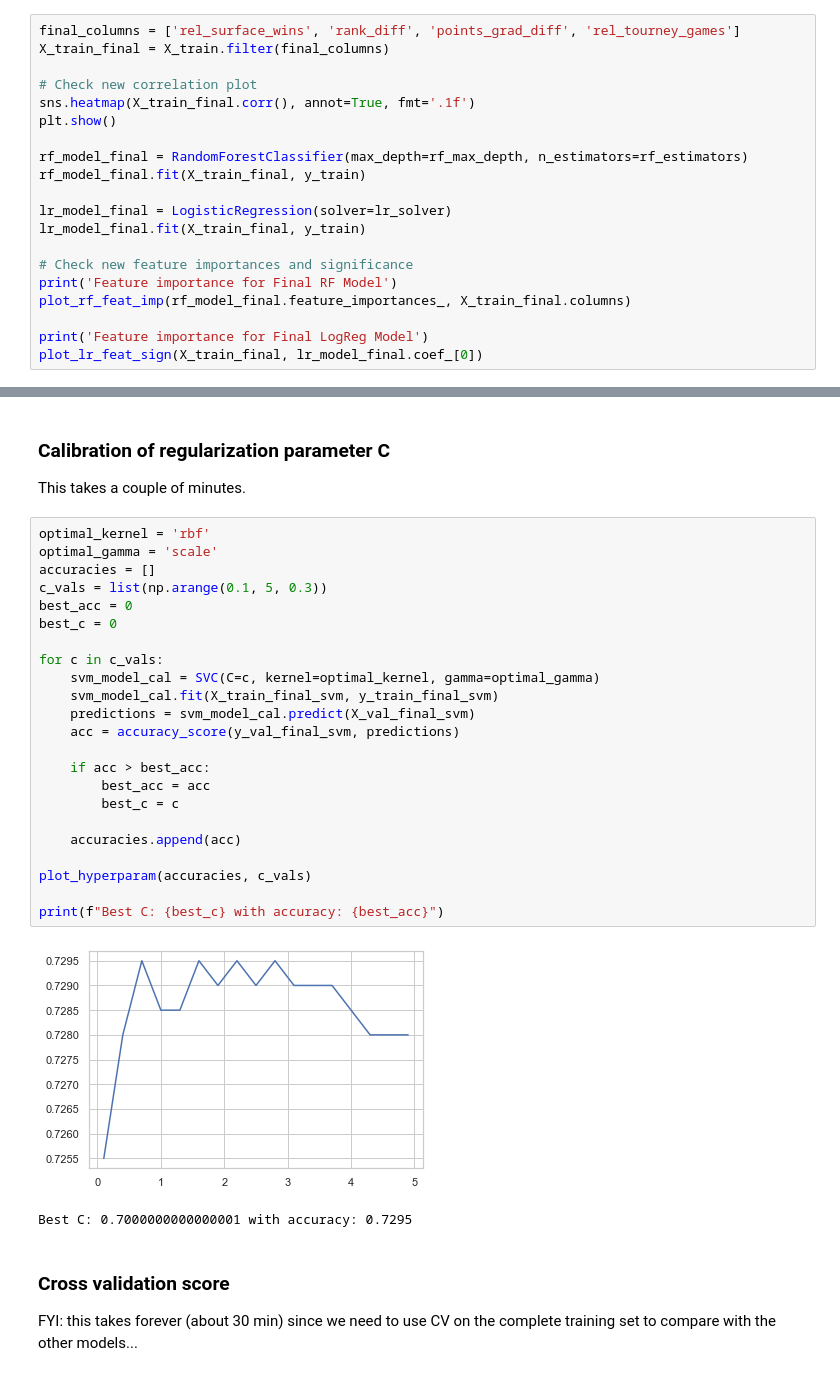
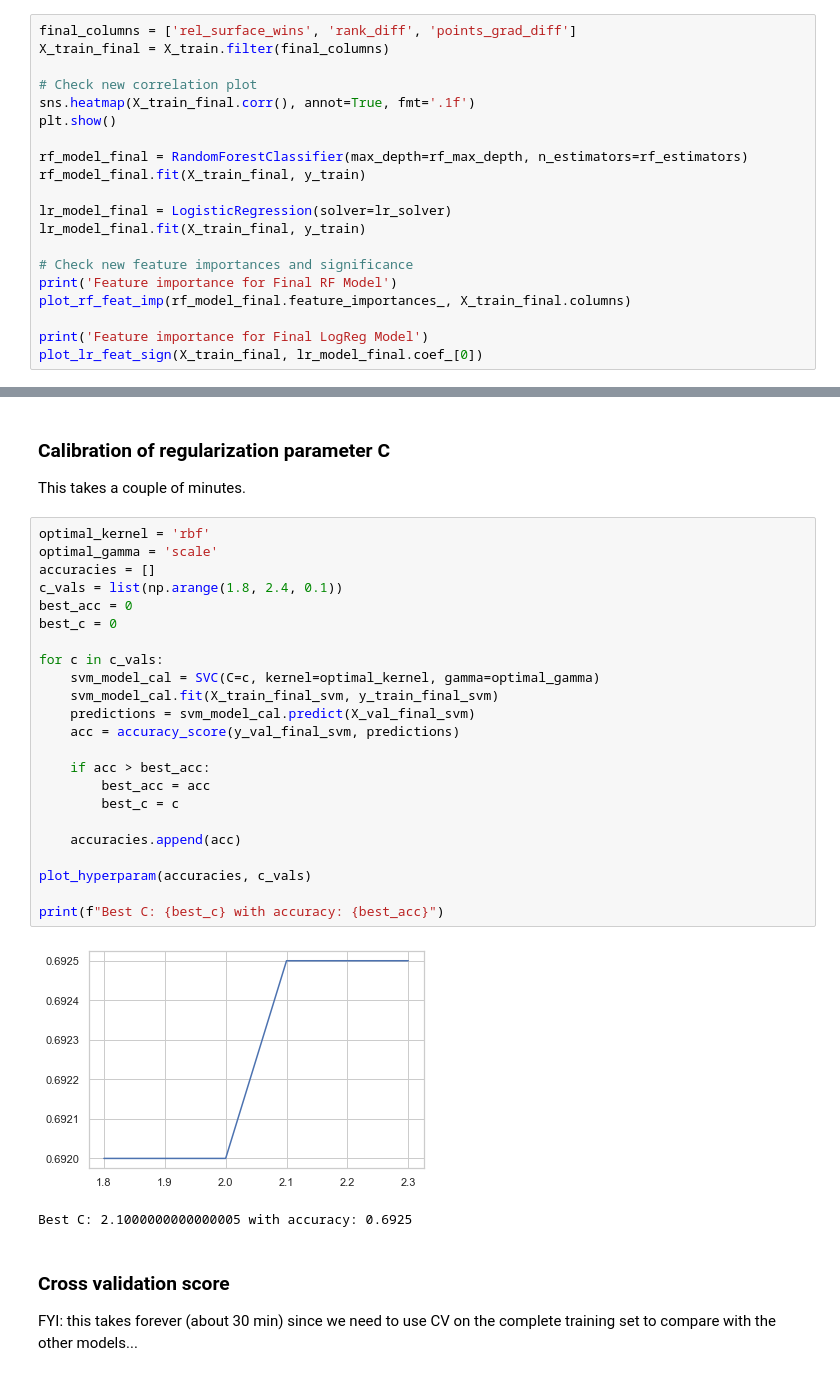
Before and after one commit to jost95/atp-tennis-predictions, a Jupyter notebook: eval_select_test.ipynb, the cells around one changed output, grey strips where cells are left out. Drawn from its saved outputs; the diff is of its cells as text.

```diff
--- a/eval_select_test.ipynb
+++ b/eval_select_test.ipynb
@@ -219,7 +219,7 @@ plot_lr_feat_sign(X_train, lr_model.coef_[0])
 
 Keep the most significant features but remove any the highly correlated features that are less significant: rel_total_wins, rel_climate_wins.
 # %%
-final_columns = ['rel_surface_wins', 'rank_diff', 'points_grad_diff', 'rel_tourney_games']
+final_columns = ['rel_surface_wins', 'rank_diff', 'points_grad_diff']
 X_train_final = X_train.filter(final_columns)
 
 # Check new correlation plot
@@ -500,29 +500,29 @@ This takes a couple of minutes.
 # %%
 optimal_kernel = 'rbf'
 optimal_gamma = 'scale'
 accuracies = []
-c_vals = list(np.arange(0.1, 5, 0.3))
+c_vals = list(np.arange(1.8, 2.4, 0.1))
 best_acc = 0
 best_c = 0
 
 for c in c_vals:
     svm_model_cal = SVC(C=c, kernel=optimal_kernel, gamma=optimal_gamma)
     svm_model_cal.fit(X_train_final_svm, y_train_final_svm)
     predictions = svm_model_cal.predict(X_val_final_svm)
     acc = accuracy_score(y_val_final_svm, predictions)
 
     if acc > best_acc:
         best_acc = acc
         best_c = c
 
     accuracies.append(acc)
 
 plot_hyperparam(accuracies, c_vals)
 
 print(f"Best C: {best_c} with accuracy: {best_acc}")
 # %% [output]
-[figure, old version]
+[figure, new version]
-Best C: 0.7000000000000001 with accuracy: 0.7295
+Best C: 2.1000000000000005 with accuracy: 0.6925
 # %% [markdown]
 ### Cross validation score
 
```
Also changed, not shown: parts of 29 cells of this notebook, 1 other file.
